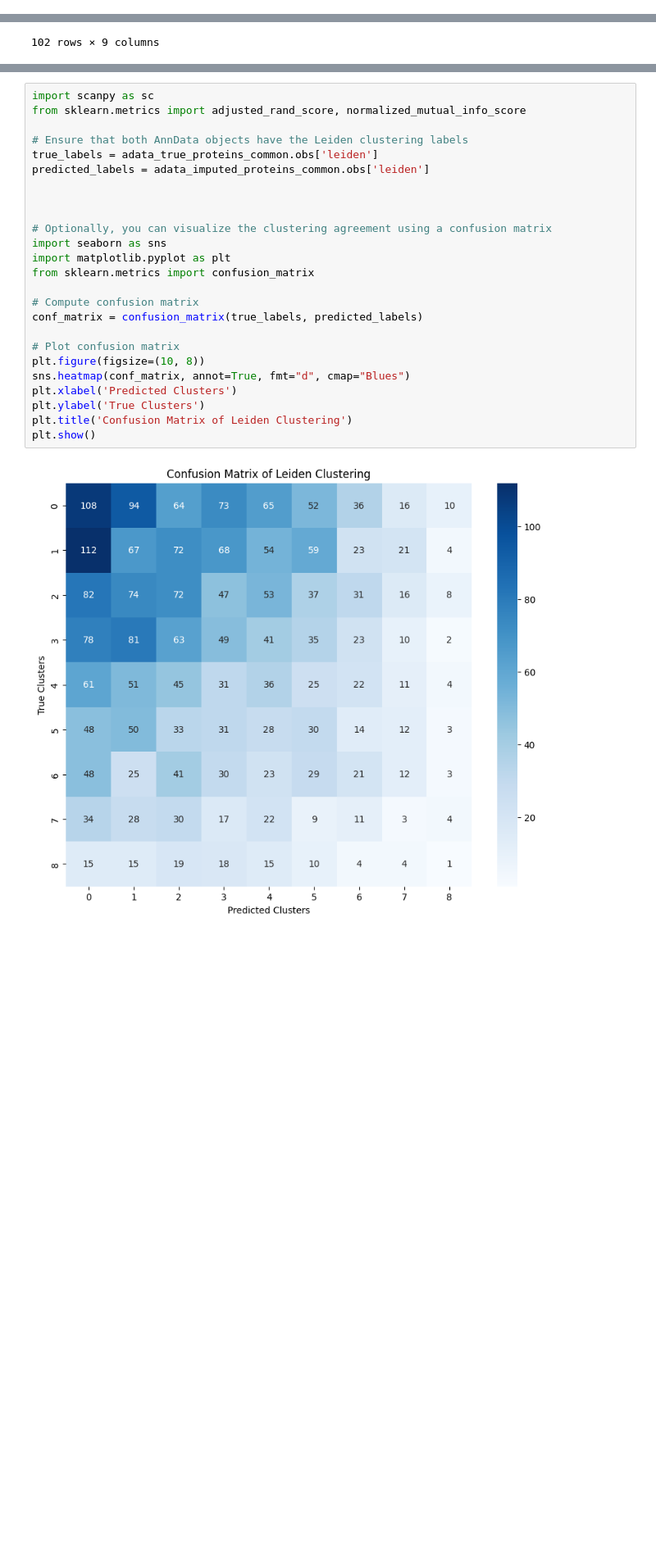
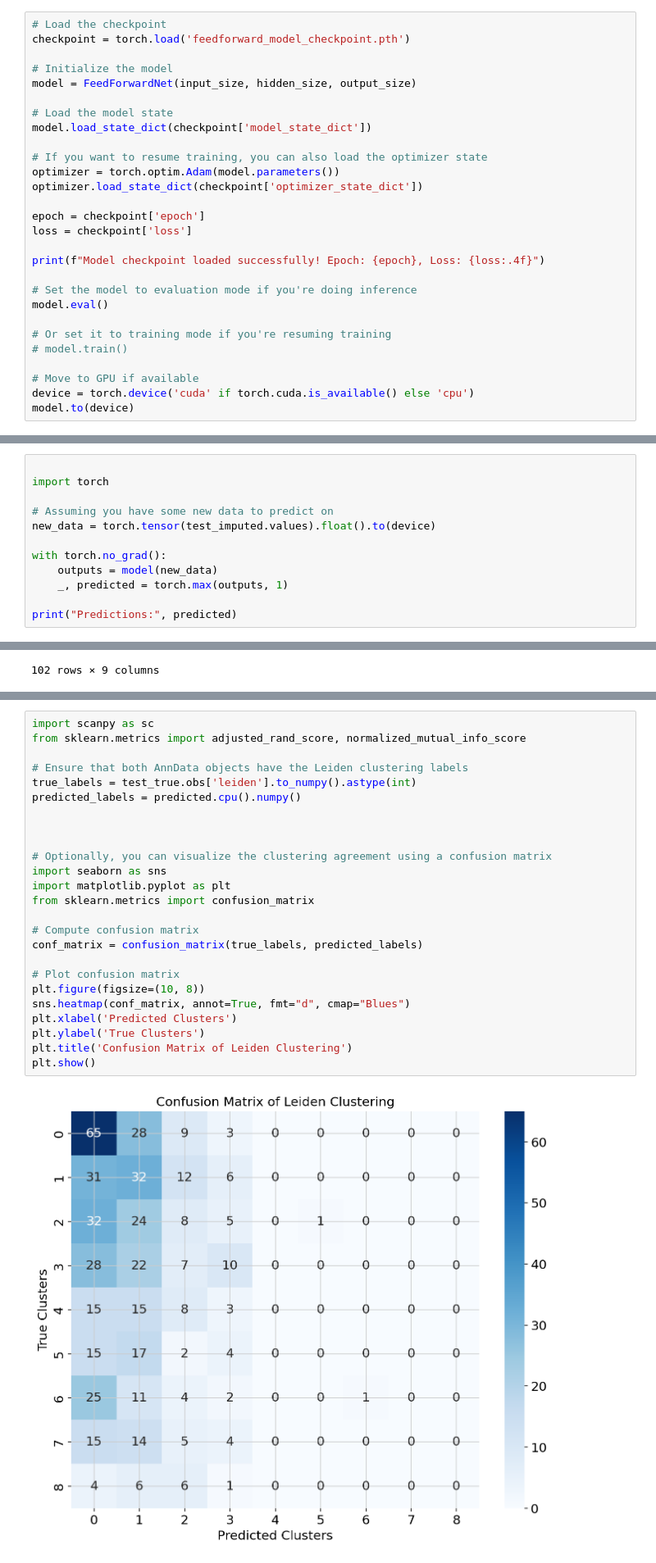
Before and after one commit to SreeSatyaGit/GenoToPheno, a Jupyter notebook: Notebooks/SCRNA_to_Protein_Predict.ipynb, the cells around one changed output, grey strips where cells are left out. Shown at 82% size. Saved outputs shown, nothing was run; the diff lists cells and outputs as text; blank space fills up the shorter version.

Commit message:
Feedforward for clustering

```diff
--- a/Notebooks/SCRNA_to_Protein_Predict.ipynb
+++ b/Notebooks/SCRNA_to_Protein_Predict.ipynb
@@ -589,0 +812,28 @@ sc.pl.umap(adata_true_proteins_common, color=["leiden", "CD80", "CD86"])
+# %%
+# Load the checkpoint
+checkpoint = torch.load('feedforward_model_checkpoint.pth')
+
+# Initialize the model
+model = FeedForwardNet(input_size, hidden_size, output_size)
+
+# Load the model state
+model.load_state_dict(checkpoint['model_state_dict'])
+
+# If you want to resume training, you can also load the optimizer state
+optimizer = torch.optim.Adam(model.parameters())
+optimizer.load_state_dict(checkpoint['optimizer_state_dict'])
+
+epoch = checkpoint['epoch']
+loss = checkpoint['loss']
+
+print(f"Model checkpoint loaded successfully! Epoch: {epoch}, Loss: {loss:.4f}")
+
+# Set the model to evaluation mode if you're doing inference
+model.eval()
+
+# Or set it to training mode if you're resuming training
+# model.train()
+
+# Move to GPU if available
+device = torch.device('cuda' if torch.cuda.is_available() else 'cpu')
+model.to(device)
@@ -589,0 +846,12 @@ sc.pl.umap(adata_true_proteins_common, color=["leiden", "CD80", "CD86"])
+# %%
+
+import torch
+
+# Assuming you have some new data to predict on
+new_data = torch.tensor(test_imputed.values).float().to(device)
+
+with torch.no_grad():
+    outputs = model(new_data)
+    _, predicted = torch.max(outputs, 1)
+
+print("Predictions:", predicted)
@@ -639,27 +909,27 @@ Categories (9, object): ['0', '1', '2', '3', ..., '5', '6', '7', '8']
 # %%
 import scanpy as sc
 from sklearn.metrics import adjusted_rand_score, normalized_mutual_info_score
 
 # Ensure that both AnnData objects have the Leiden clustering labels
-true_labels = adata_true_proteins_common.obs['leiden']
-predicted_labels = adata_imputed_proteins_common.obs['leiden']
+true_labels = test_true.obs['leiden'].to_numpy().astype(int)
+predicted_labels = predicted.cpu().numpy()
 
 
 
 # Optionally, you can visualize the clustering agreement using a confusion matrix
 import seaborn as sns
 import matplotlib.pyplot as plt
 from sklearn.metrics import confusion_matrix
 
 # Compute confusion matrix
 conf_matrix = confusion_matrix(true_labels, predicted_labels)
 
 # Plot confusion matrix
 plt.figure(figsize=(10, 8))
 sns.heatmap(conf_matrix, annot=True, fmt="d", cmap="Blues")
 plt.xlabel('Predicted Clusters')
 plt.ylabel('True Clusters')
 plt.title('Confusion Matrix of Leiden Clustering')
 plt.show()
 # %% [output]
-[figure, old version]
+[figure, new version]
```
Also changed, not shown: parts of 20 cells of this notebook.
